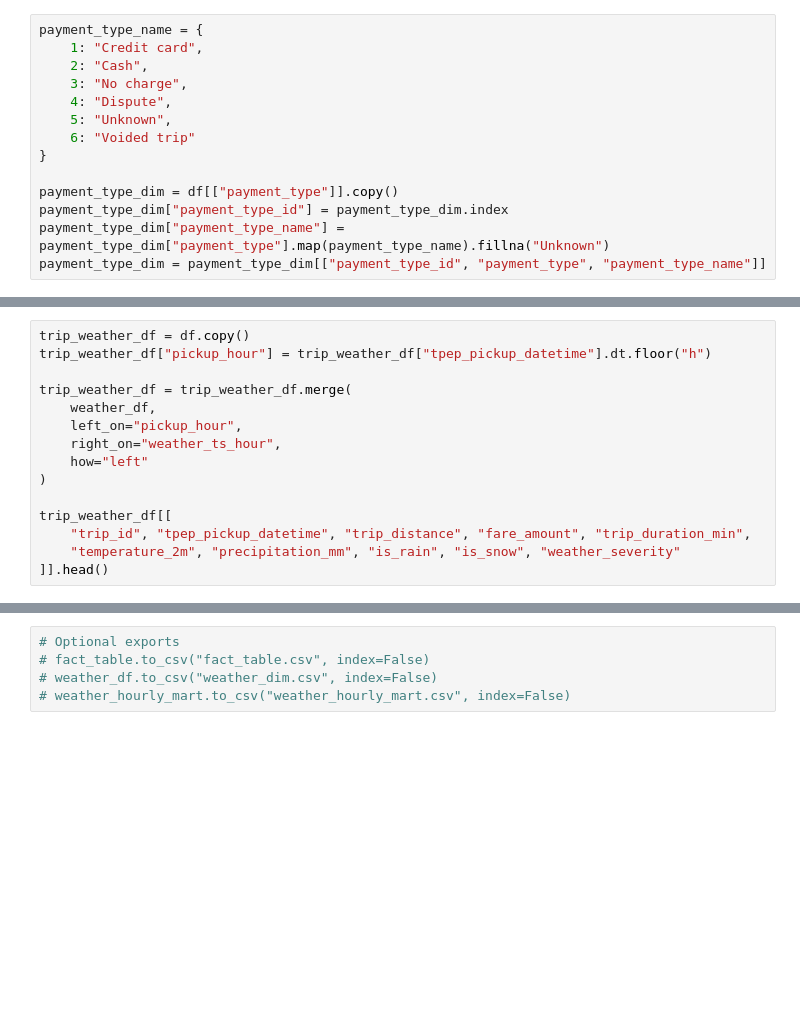
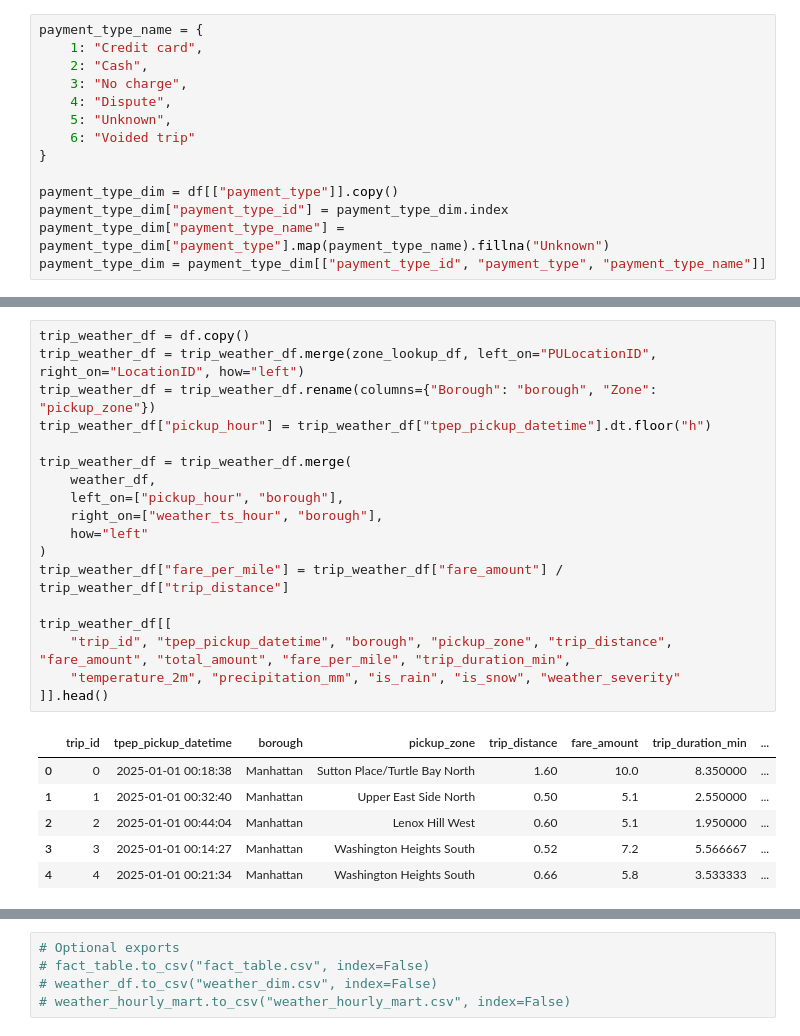
Before and after one commit to albertgaoq-creator/Weather-Aware-NYC-Taxi-Data-Pipeline, a Jupyter notebook: data.ipynb, the cells around one changed output, grey strips where cells are left out. Cells and saved outputs as stored; diff of their text form; blank space fills up the shorter version.

```diff
--- a/data.ipynb
+++ b/data.ipynb
@@ -155,17 +230,27 @@ weather_df.head()
 # %%
 trip_weather_df = df.copy()
+trip_weather_df = trip_weather_df.merge(zone_lookup_df, left_on="PULocationID", right_on="LocationID", how="left")
+trip_weather_df = trip_weather_df.rename(columns={"Borough": "borough", "Zone": "pickup_zone"})
 trip_weather_df["pickup_hour"] = trip_weather_df["tpep_pickup_datetime"].dt.floor("h")
 
 trip_weather_df = trip_weather_df.merge(
     weather_df,
-    left_on="pickup_hour",
-    right_on="weather_ts_hour",
+    left_on=["pickup_hour", "borough"],
+    right_on=["weather_ts_hour", "borough"],
     how="left"
 )
+trip_weather_df["fare_per_mile"] = trip_weather_df["fare_amount"] / trip_weather_df["trip_distance"]
 
 trip_weather_df[[
-    "trip_id", "tpep_pickup_datetime", "trip_distance", "fare_amount", "trip_duration_min",
+    "trip_id", "tpep_pickup_datetime", "borough", "pickup_zone", "trip_distance", "fare_amount", "total_amount", "fare_per_mile", "trip_duration_min",
     "temperature_2m", "precipitation_mm", "is_rain", "is_snow", "weather_severity"
 ]].head()
+# %% [output]
+|  | trip_id | tpep_pickup_datetime | borough | pickup_zone | trip_distance | fare_amount | trip_duration_min | ... |
+| 0 | 0 | 2025-01-01 00:18:38 | Manhattan | Sutton Place/Turtle Bay North | 1.60 | 10.0 | 8.350000 | ... |
+| 1 | 1 | 2025-01-01 00:32:40 | Manhattan | Upper East Side North | 0.50 | 5.1 | 2.550000 | ... |
+| 2 | 2 | 2025-01-01 00:44:04 | Manhattan | Lenox Hill West | 0.60 | 5.1 | 1.950000 | ... |
+| 3 | 3 | 2025-01-01 00:14:27 | Manhattan | Washington Heights South | 0.52 | 7.2 | 5.566667 | ... |
+| 4 | 4 | 2025-01-01 00:21:34 | Manhattan | Washington Heights South | 0.66 | 5.8 | 3.533333 | ... |
 # %%
 weather_hourly_mart = (
```
Also changed, not shown: parts of 9 cells of this notebook.
